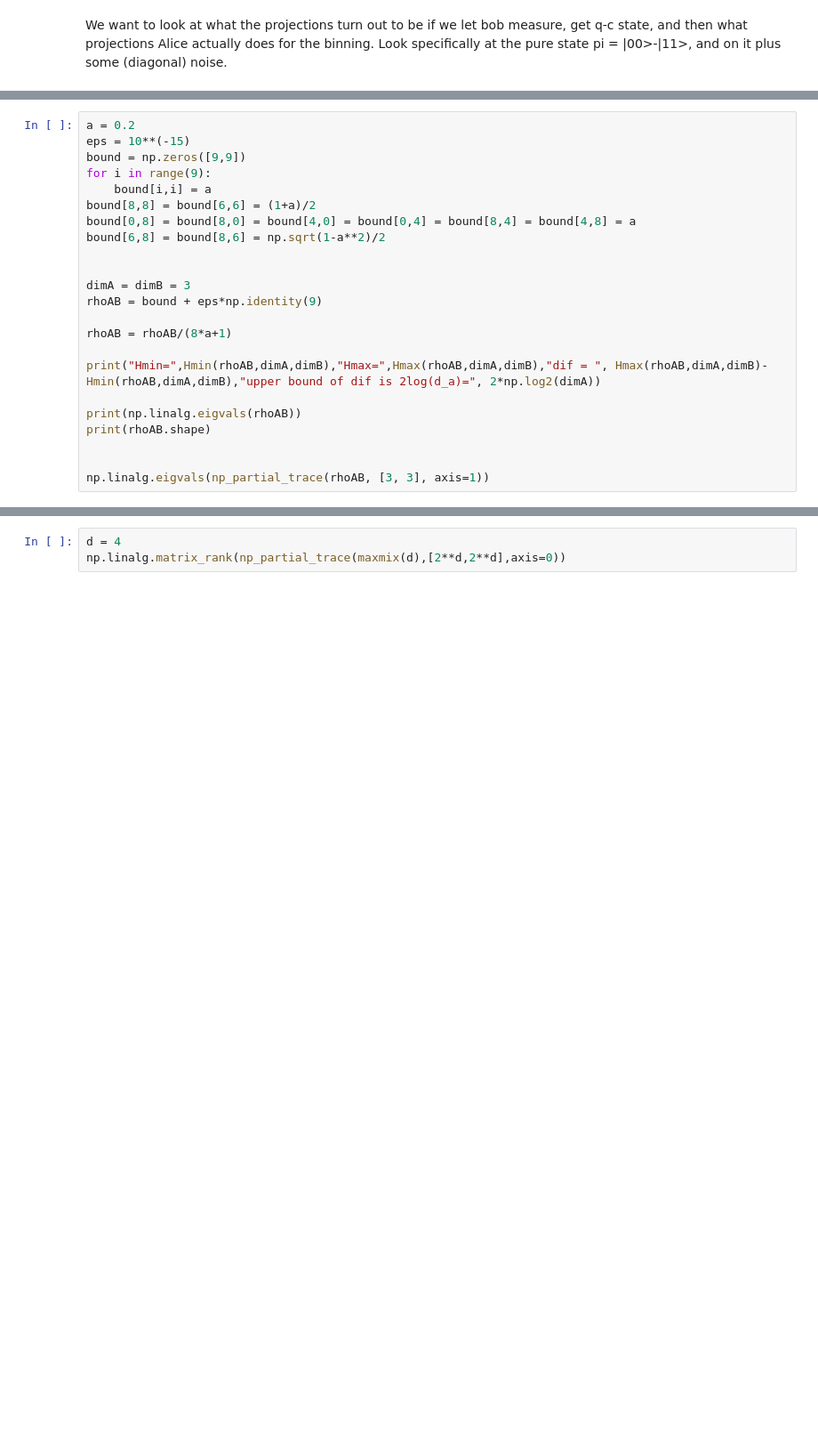
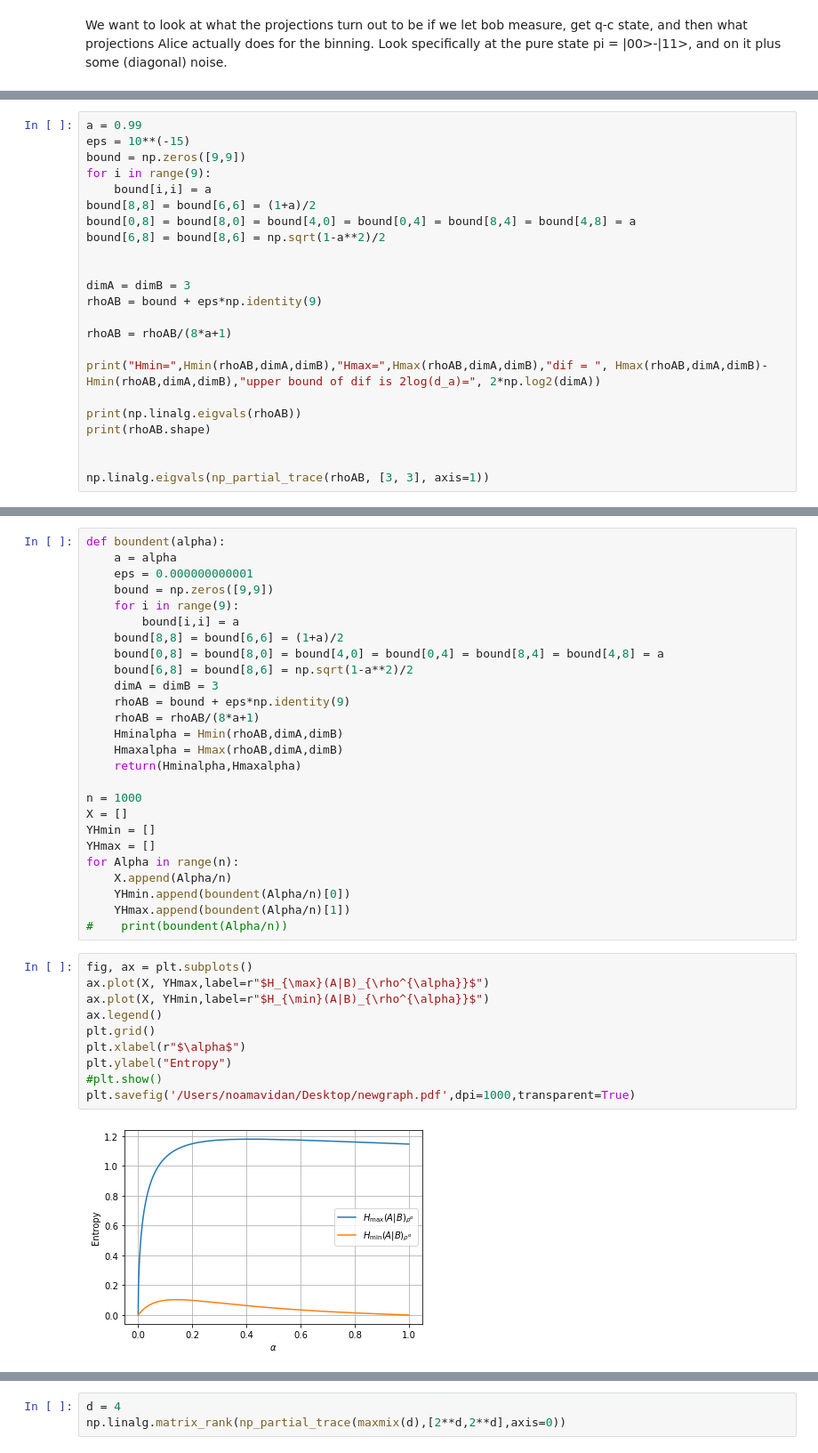
Before and after one commit to noamcoav/Entropy-calaulator, a Jupyter notebook: min-max-entropy-calculator.ipynb, the cells around one changed output, grey strips where cells are left out. Shown at 89% size. Drawn from its saved outputs; the diff is of its cells as text; blank space fills up the shorter version.

Commit message:
graphing bound ent

```diff
--- a/min-max-entropy-calculator.ipynb
+++ b/min-max-entropy-calculator.ipynb
@@ -279,5 +264,5 @@ array([[1., 0., 0., 0., 0., 1., 0., 0., 0., 0., 1., 0., 0., 0., 0., 1.],
 # %%
-a = 0.2
+a = 0.99
 eps = 10**(-15)
 bound = np.zeros([9,9])
 for i in range(9):
@@ -309,3 +294,41 @@ array([0.23076923, 0.23076923, 0.53846154])
+# %%
+def boundent(alpha):
+    a = alpha
+    eps = 0.000000000001
+    bound = np.zeros([9,9])
+    for i in range(9):
+        bound[i,i] = a
+    bound[8,8] = bound[6,6] = (1+a)/2
+    bound[0,8] = bound[8,0] = bound[4,0] = bound[0,4] = bound[8,4] = bound[4,8] = a
+    bound[6,8] = bound[8,6] = np.sqrt(1-a**2)/2
+    dimA = dimB = 3
+    rhoAB = bound + eps*np.identity(9)
+    rhoAB = rhoAB/(8*a+1)
+    Hminalpha = Hmin(rhoAB,dimA,dimB)
+    Hmaxalpha = Hmax(rhoAB,dimA,dimB)
+    return(Hminalpha,Hmaxalpha)
+
+n = 1000
+X = []
+YHmin = []
+YHmax = []
+for Alpha in range(n):
+    X.append(Alpha/n)
+    YHmin.append(boundent(Alpha/n)[0])
+    YHmax.append(boundent(Alpha/n)[1])
+#    print(boundent(Alpha/n))
+# %%
+fig, ax = plt.subplots()
+ax.plot(X, YHmax,label=r"$H_{\max}(A|B)_{\rho^{\alpha}}$")
+ax.plot(X, YHmin,label=r"$H_{\min}(A|B)_{\rho^{\alpha}}$")
+ax.legend()
+plt.grid()
+plt.xlabel(r"$\alpha$")
+plt.ylabel("Entropy")
+#plt.show()
+plt.savefig('/Users/noamavidan/Desktop/newgraph.pdf',dpi=1000,transparent=True)
+# %% [output]
+[figure, added]
 # %%
 #defined directly
 #example of conditional entropies for a maximally mixed state (|phi> = sum|ii>, rhoAB = |phi><phi|) with error of err
```
Also changed, not shown: parts of 9 cells of this notebook.
